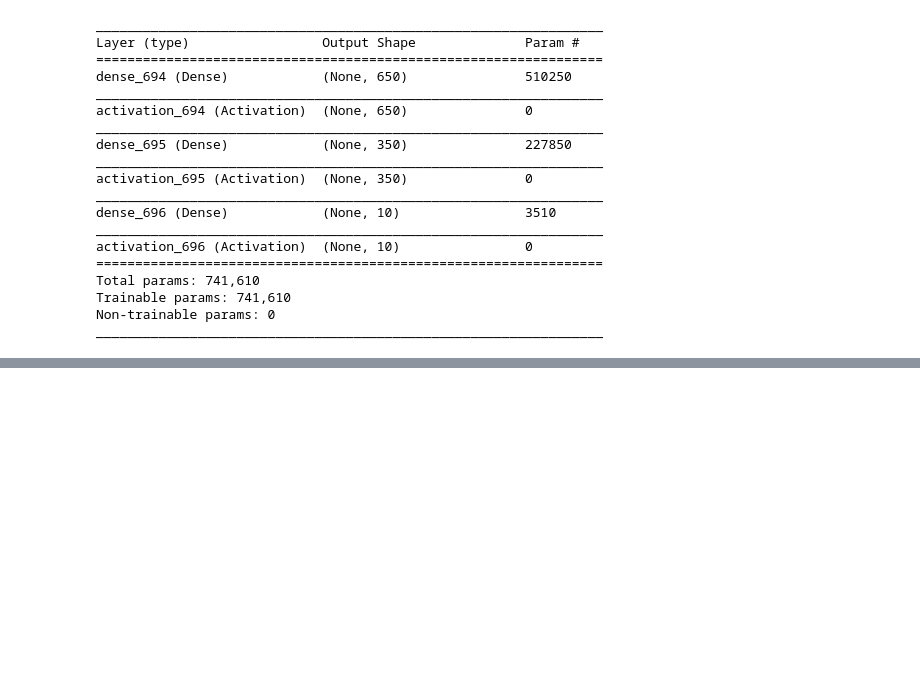
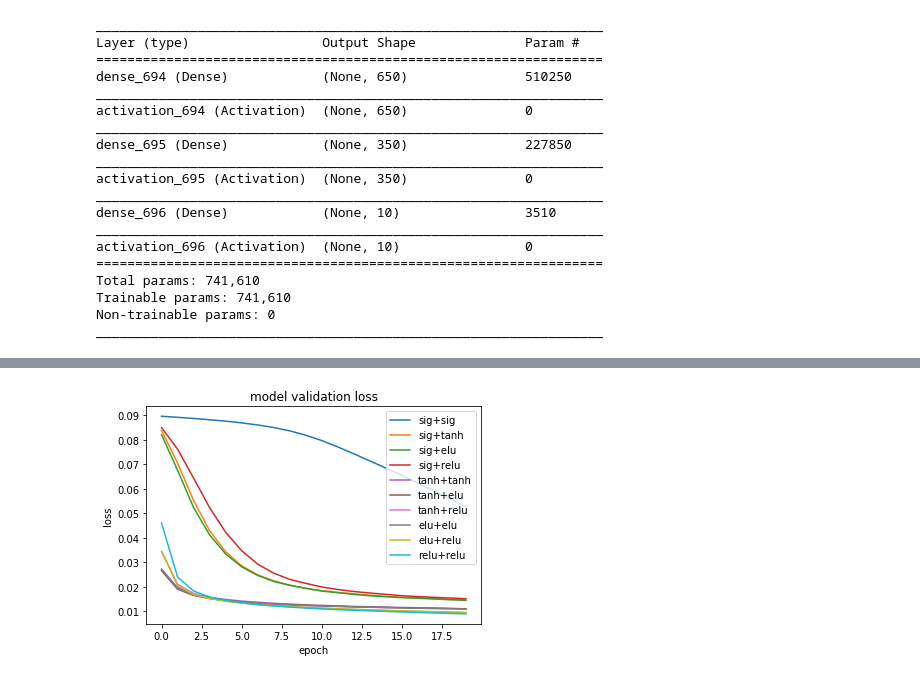
Before and after one commit to coldjoke123/python1, a Jupyter notebook: HW_NN.ipynb, the cells around one changed output, grey strips where cells are left out. Drawn from its saved outputs; the diff is of its cells as text; code cells hidden in the pictures; blank space fills up the shorter version.

```diff
--- a/HW_NN.ipynb
+++ b/HW_NN.ipynb
@@ -462,0 +796,19 @@ model_t_r_m.summary()
+# %%
+plt.plot(model_best_20.history["val_loss"])
+plt.plot(model_s_t_m_20.history["val_loss"])
+plt.plot(model_s_e_m_20.history["val_loss"])
+plt.plot(model_s_r_m_20.history["val_loss"])
+plt.plot(model_t_t_m_20.history["val_loss"])
+plt.plot(model_t_e_m_20.history["val_loss"])
+plt.plot(model_t_r_m_20.history["val_loss"])
+plt.plot(model_e_e_m_20.history["val_loss"])
+plt.plot(model_e_r_m_20.history["val_loss"])
+plt.plot(model_r_r_m_20.history["val_loss"])
+
+plt.title("model validation loss")
+plt.ylabel("loss")
+plt.xlabel("epoch")
+plt.legend(["sig+sig","sig+tanh","sig+elu","sig+relu","tanh+tanh","tanh+elu","tanh+relu","elu+elu","elu+relu","relu+relu"], loc = 'best')
+plt.show()
+# %% [output]
+[figure, added]
```
Also changed, not shown: parts of 15 cells of this notebook.
